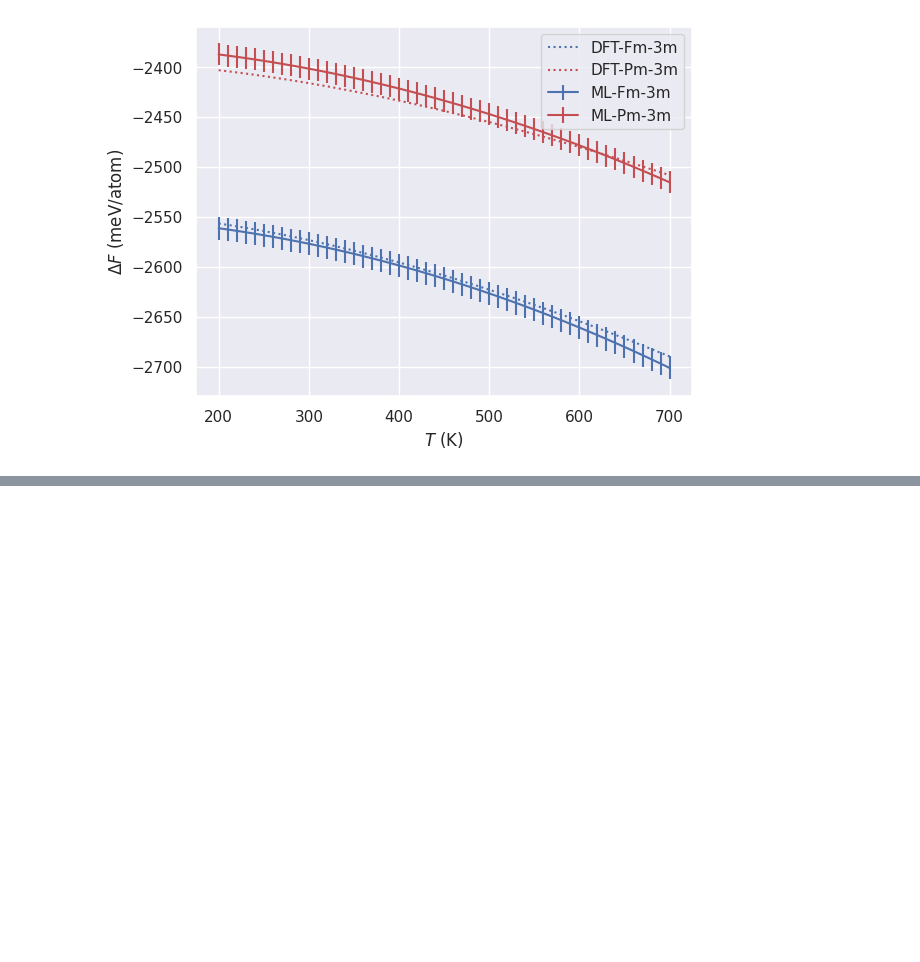
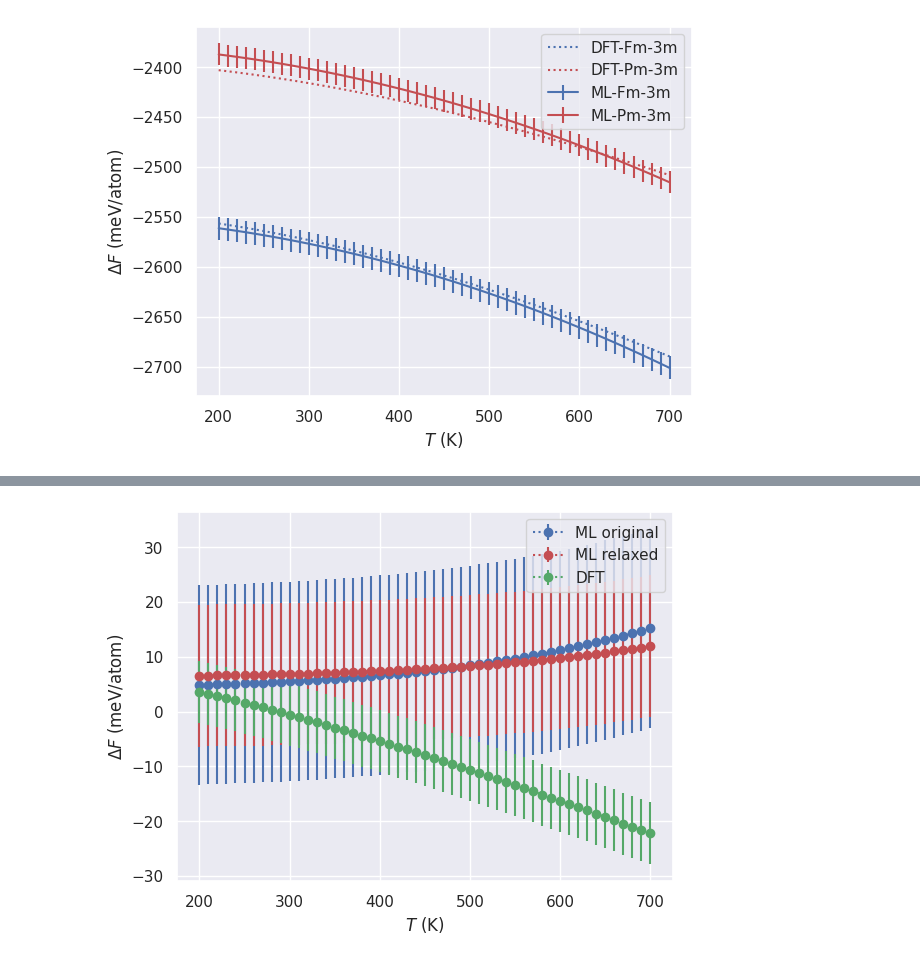
Before and after one commit to IonRepo/ml-phasetransitions, a Jupyter notebook: F-ML-DFT.ipynb, the cells around one changed output, grey strips where cells are left out. Drawn from its saved outputs; the diff is of its cells as text; code cells hidden in the pictures; blank space fills up the shorter version.

Commit message:
Optimize prediction of uncertainty and plots

```diff
--- a/F-ML-DFT.ipynb
+++ b/F-ML-DFT.ipynb
@@ -187,3 +187,98 @@ NaH
 [figure]
 NaH-reversed
 [figure]
+# %%
+colors = ['b', 'r', 'g', 'k']
+
+materials = {
+    'CO': ['P2_12_12_1', 'R3c'],
+    'MgTe': ['F-43m', 'P6_3mc'],
+    'SeN': ['C2-c', 'P2_1-c'],
+    'SrC2': ['C2-c', 'I4-mmm'],
+    'WCl6': ['P-3m1', 'R-3'],
+    'WN2': ['P3_121', 'Pna2_1'],
+    'WSe2': ['P6_3-mmc', 'P-6m2'],
+    'ZnCl2': ['P2_1-c', 'P4_2-nmc'],
+    'ZnTe': ['F-43m', 'P6_3mc'],
+    'ZrSeO': ['P2_13', 'P4-nmm']
+}
+# %%
+uncert_DFT_0 = np.ones(len(temperatures)) * 4
+uncert_DFT_1 = np.ones(len(temperatures)) * 4
+
+uplims = [False] * len(temperatures)
+lolims = [False] * len(temperatures)
+
+for material in materials.keys():
+    print(material)
+
+    polymorphs = materials[material]
+    path_to_material = f'/home/claudio/Desktop/validation/{material}'
+
+    # IDX = 0
+    idx = 0
+    path_to_polymorph = f'{path_to_material}/{polymorphs[idx]}'
+    path_to_MP = f'{path_to_polymorph}/relaxation'
+    path_to_phonons = f'{path_to_polymorph}/phonons'
+
+    if not os.path.exists(path_to_MP):
+        continue
+
+    Fv_ML_MP_0, uncert_ML_MP_0 = pred_ML_Fv(path_to_MP,
+                                            temperatures, standardized_parameters, model_folder, device)
+    Fv_ML_phonons_0, uncert_ML_phonons_0 = pred_ML_Fv(path_to_phonons,
+                                                      temperatures, standardized_parameters, model_folder, device)
+    Fv_DFT_0 = pred_DFT_Fv(path_to_phonons,
+                           temperatures)
+
+    uncert_ML_MP_0 = np.ones_like(uncert_ML_MP_0) * np.max(np.abs(uncert_ML_MP_0))
+    uncert_ML_phonons_0 = np.ones_like(uncert_ML_phonons_0) * np.max(np.abs(uncert_ML_phonons_0))
+    epa_0 = float(np.loadtxt(f'{path_to_MP}/EPA')) * 1e3  # From eV/atom to meV/atom
+
+
+    # IDX = 1
+    idx = 1
+    path_to_polymorph = f'{path_to_material}/{polymorphs[idx]}'
+    path_to_MP = f'{path_to_polymorph}/relaxation'
+    path_to_phonons = f'{path_to_polymorph}/phonons'
+
+    if not os.path.exists(path_to_MP):
+        continue
+
+    Fv_ML_MP_1, uncert_ML_MP_1 = pred_ML_Fv(path_to_MP,
+                                            temperatures, standardized_parameters, model_folder, device)
+    Fv_ML_phonons_1, uncert_ML_phonons_1 = pred_ML_Fv(path_to_phonons,
+                                                      temperatures, standardized_parameters, model_folder, device)
+    Fv_DFT_1 = pred_DFT_Fv(path_to_phonons,
+                           temperatures)
+
+    uncert_ML_MP_1 = np.ones_like(uncert_ML_MP_1) * np.max(np.abs(uncert_ML_MP_1))
+    uncert_ML_phonons_1 = np.ones_like(uncert_ML_phonons_1) * np.max(np.abs(uncert_ML_phonons_1))
+    epa_1 = float(np.loadtxt(f'{path_to_MP}/EPA')) * 1e3  # From eV/atom to meV/atom
+
+
+    # Diff
+    F_ML_MP_diff = (epa_1+Fv_ML_MP_1) - (epa_0+Fv_ML_MP_0)
+    uncert_ML_MP_diff = np.sqrt(uncert_ML_MP_0**2 + uncert_ML_MP_1**2)
+
+    F_ML_phonons_diff = (epa_1+Fv_ML_phonons_1) - (epa_0+Fv_ML_phonons_0)
+    uncert_ML_phonons_diff = np.sqrt(uncert_ML_phonons_0**2 + uncert_ML_phonons_1**2)
+
+    F_DFT_diff = (epa_1+Fv_DFT_1) - (epa_0+Fv_DFT_0)
+    uncert_DFT_diff = np.sqrt(uncert_DFT_0**2 + uncert_DFT_1**2)
+
+    # Plotting
+    label = f'{polymorphs[1]}-{polymorphs[0]}'
+    plt.errorbar(temperatures, F_ML_MP_diff,      color=colors[0], yerr=uncert_ML_MP_diff,      label='ML original',
+                 fmt=':o', uplims=uplims, lolims=lolims)
+    plt.errorbar(temperatures, F_ML_phonons_diff, color=colors[1], yerr=uncert_ML_phonons_diff, label='ML relaxed',
+                 fmt=':o', uplims=uplims, lolims=lolims)
+    plt.errorbar(temperatures, F_DFT_diff,        color=colors[2], yerr=uncert_DFT_diff,        label='DFT',
+                 fmt=':o', uplims=uplims, lolims=lolims)
+
+    plt.xlabel(r'$T$ (K)')
+    plt.ylabel(r'$\Delta F$ (meV/atom)')
+    plt.legend(loc='best')
+    plt.savefig(f'{material}-diff.pdf', dpi=50, bbox_inches='tight')
+    plt.show()
+# %% [output]
@@ -189,0 +286 @@ NaH-reversed
+[figure, added]
```
Also changed, not shown: parts of 1 cell of this notebook, 5 other files.
